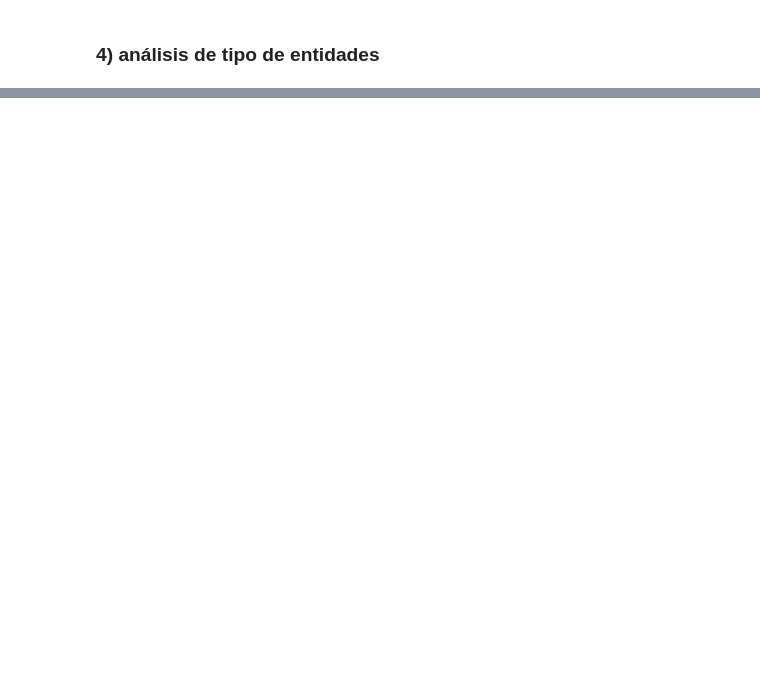
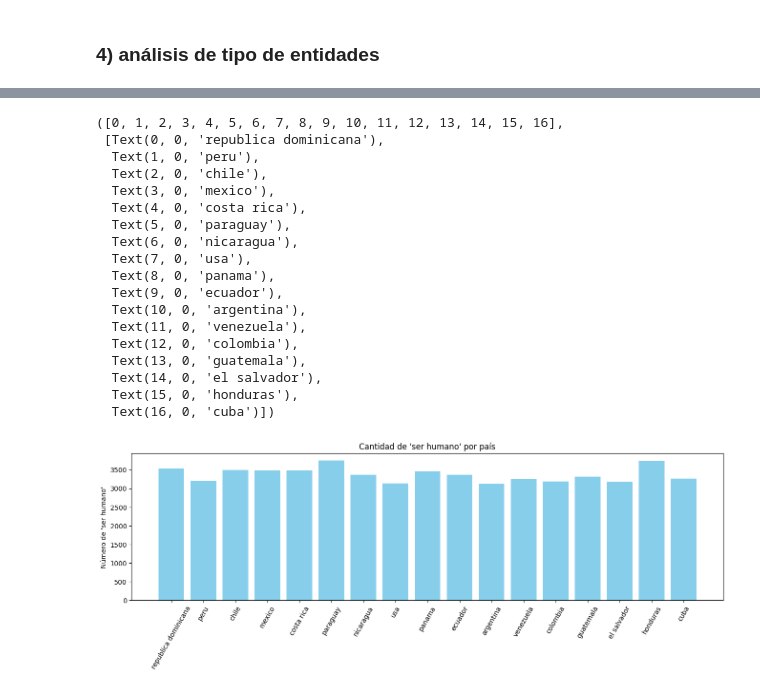
Before and after one commit to JuanHernandez-uc/Proyecto-IA-Gen, a Jupyter notebook: Analisis de datos/analisis_exploratorio.ipynb, the cells around one changed output, grey strips where cells are left out. Cells and saved outputs as stored; diff of their text form; code cells hidden in the pictures; blank space fills up the shorter version.

```diff
--- a/Analisis de datos/analisis_exploratorio.ipynb
+++ b/Analisis de datos/analisis_exploratorio.ipynb
@@ -97,0 +131,2 @@ relations_per_entity_hist_all()
+# %%
+personajes_por_pais = {name: df[df['tipo_entidad'] == "ser humano"] for name, df in full_dfs_dict.items()}
@@ -190,0 +174,28 @@ plt.show()
+# %%
+# a partir de entity_types_dfs, se hace un gráfico de barras que muestra por país la cantidad de "ser humano" que hay en cada uno
+country_counts = {name.replace("_", " "): len(df) for name, df in personajes_por_pais.items()}
+plt.figure(figsize=(16, 4))
+plt.bar(country_counts.keys(), country_counts.values(), color="skyblue")
+plt.ylabel("Número de 'ser humano'")
+plt.title("Cantidad de 'ser humano' por país")
+plt.xticks(rotation=60)
+# %% [output]
+([0, 1, 2, 3, 4, 5, 6, 7, 8, 9, 10, 11, 12, 13, 14, 15, 16],
+ [Text(0, 0, 'republica dominicana'),
+  Text(1, 0, 'peru'),
+  Text(2, 0, 'chile'),
+  Text(3, 0, 'mexico'),
+  Text(4, 0, 'costa rica'),
+  Text(5, 0, 'paraguay'),
+  Text(6, 0, 'nicaragua'),
+  Text(7, 0, 'usa'),
+  Text(8, 0, 'panama'),
+  Text(9, 0, 'ecuador'),
+  Text(10, 0, 'argentina'),
+  Text(11, 0, 'venezuela'),
+  Text(12, 0, 'colombia'),
+  Text(13, 0, 'guatemala'),
+  Text(14, 0, 'el salvador'),
+  Text(15, 0, 'honduras'),
+  Text(16, 0, 'cuba')])
+[figure, added]
```
Also changed, not shown: parts of 9 cells of this notebook.
